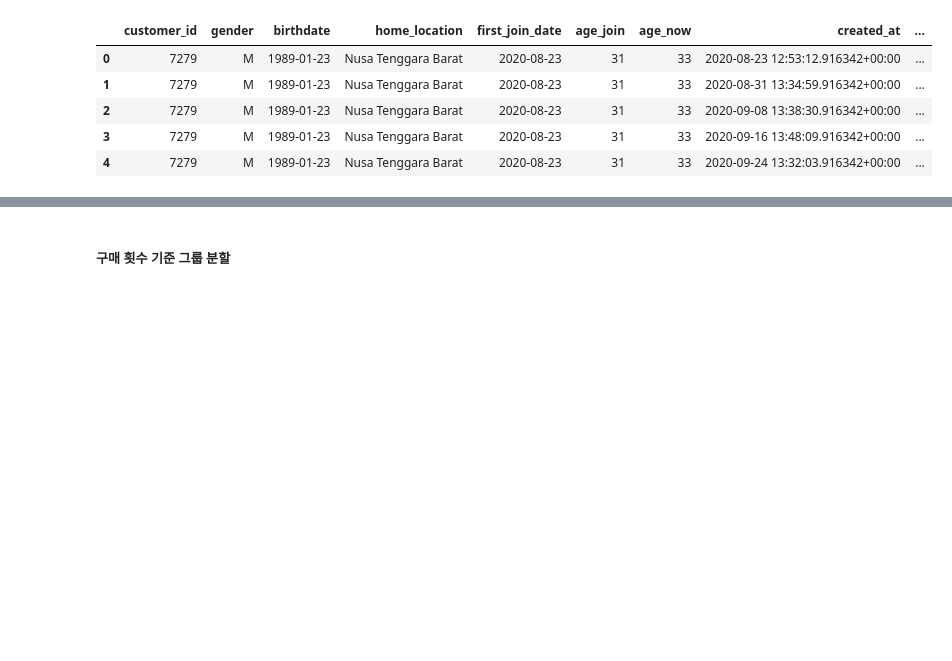
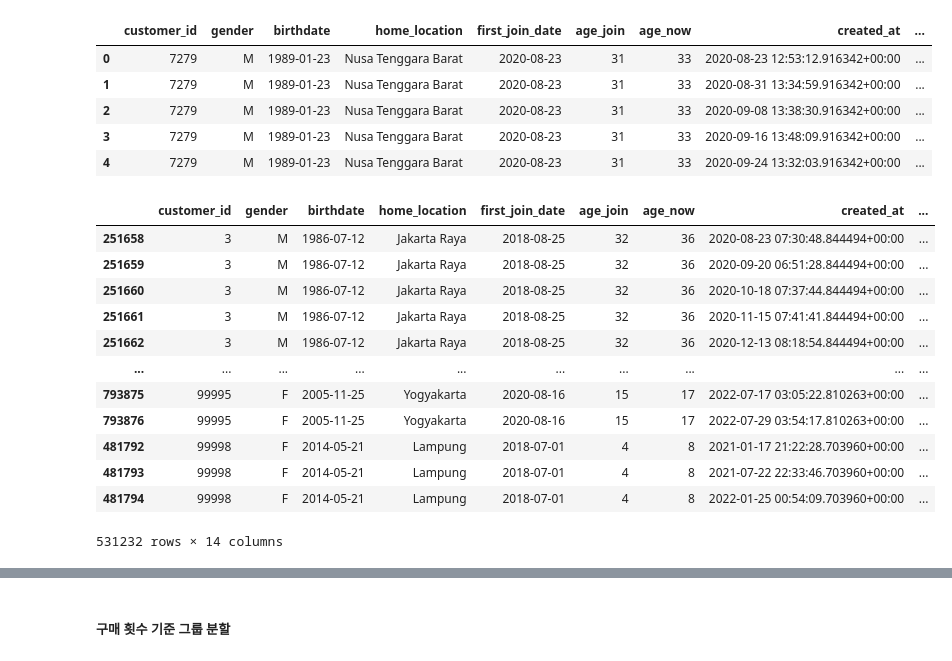
Before and after one commit to NARAEIM/tp2-da, a Jupyter notebook: tp2_da_hyunjune.ipynb, the cells around one changed output, grey strips where cells are left out. Drawn from its saved outputs; the diff is of its cells as text; code cells hidden in the pictures; blank space fills up the shorter version.

```diff
--- a/tp2_da_hyunjune.ipynb
+++ b/tp2_da_hyunjune.ipynb
@@ -496,3 +521,19 @@ merge_data.head()
 | 2 | 7279 | M | 1989-01-23 | Nusa Tenggara Barat | 2020-08-23 | 31 | 33 | 2020-09-08 13:38:30.916342+00:00 | ... |
 | 3 | 7279 | M | 1989-01-23 | Nusa Tenggara Barat | 2020-08-23 | 31 | 33 | 2020-09-16 13:48:09.916342+00:00 | ... |
 | 4 | 7279 | M | 1989-01-23 | Nusa Tenggara Barat | 2020-08-23 | 31 | 33 | 2020-09-24 13:32:03.916342+00:00 | ... |
+# %%
+merge_data[(merge_data.event_time >= '2020-08-01') & (merge_data.event_time <= '2022-07-31')]
+# %% [output]
+|  | customer_id | gender | birthdate | home_location | first_join_date | age_join | age_now | created_at | ... |
+| 251658 | 3 | M | 1986-07-12 | Jakarta Raya | 2018-08-25 | 32 | 36 | 2020-08-23 07:30:48.844494+00:00 | ... |
+| 251659 | 3 | M | 1986-07-12 | Jakarta Raya | 2018-08-25 | 32 | 36 | 2020-09-20 06:51:28.844494+00:00 | ... |
+| 251660 | 3 | M | 1986-07-12 | Jakarta Raya | 2018-08-25 | 32 | 36 | 2020-10-18 07:37:44.844494+00:00 | ... |
+| 251661 | 3 | M | 1986-07-12 | Jakarta Raya | 2018-08-25 | 32 | 36 | 2020-11-15 07:41:41.844494+00:00 | ... |
+| 251662 | 3 | M | 1986-07-12 | Jakarta Raya | 2018-08-25 | 32 | 36 | 2020-12-13 08:18:54.844494+00:00 | ... |
+| ... | ... | ... | ... | ... | ... | ... | ... | ... | ... |
+| 793875 | 99995 | F | 2005-11-25 | Yogyakarta | 2020-08-16 | 15 | 17 | 2022-07-17 03:05:22.810263+00:00 | ... |
+| 793876 | 99995 | F | 2005-11-25 | Yogyakarta | 2020-08-16 | 15 | 17 | 2022-07-29 03:54:17.810263+00:00 | ... |
+| 481792 | 99998 | F | 2014-05-21 | Lampung | 2018-07-01 | 4 | 8 | 2021-01-17 21:22:28.703960+00:00 | ... |
+| 481793 | 99998 | F | 2014-05-21 | Lampung | 2018-07-01 | 4 | 8 | 2021-07-22 22:33:46.703960+00:00 | ... |
+| 481794 | 99998 | F | 2014-05-21 | Lampung | 2018-07-01 | 4 | 8 | 2022-01-25 00:54:09.703960+00:00 | ... |
+531232 rows × 14 columns
```
Also changed, not shown: parts of 20 cells of this notebook, 1 other file.
